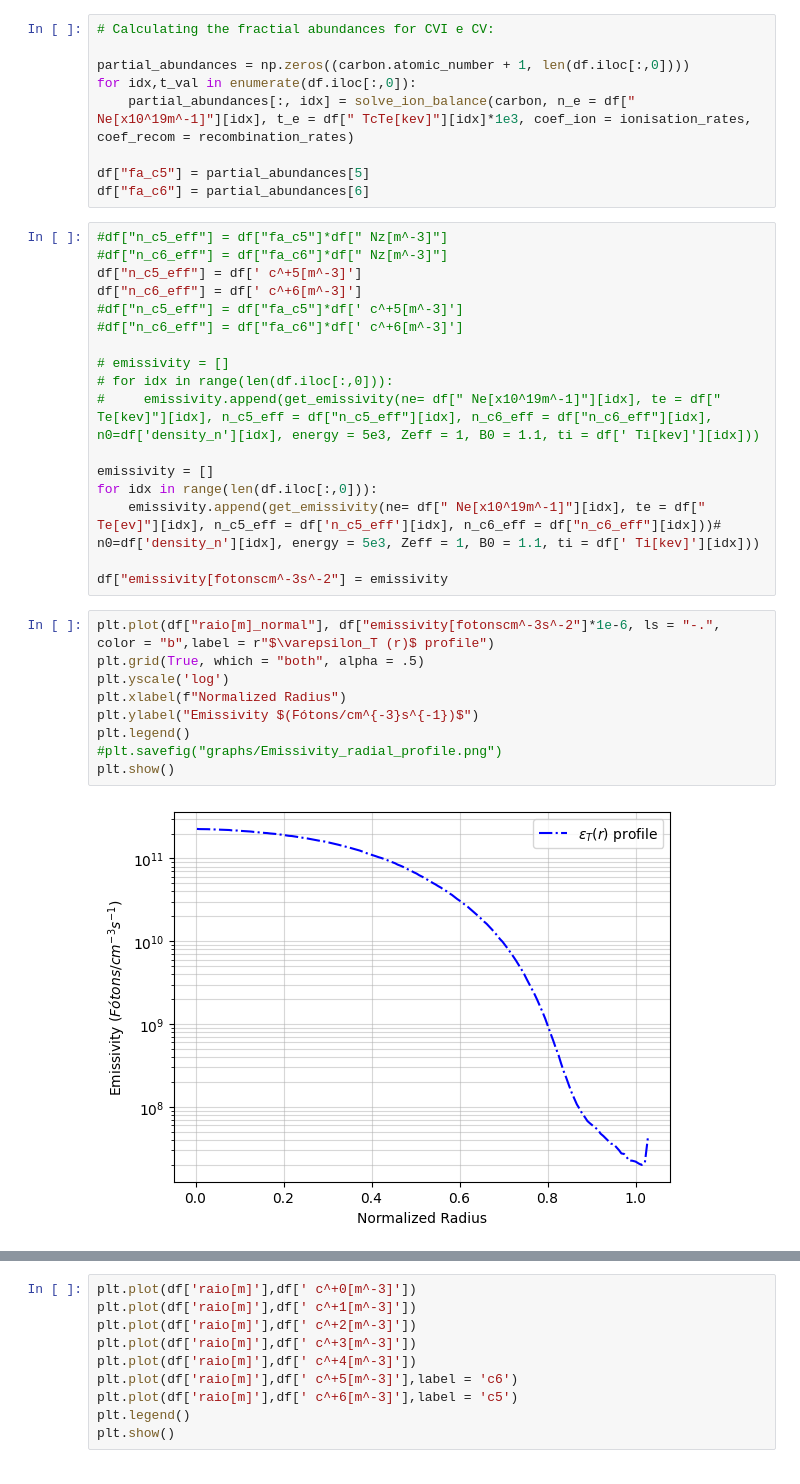
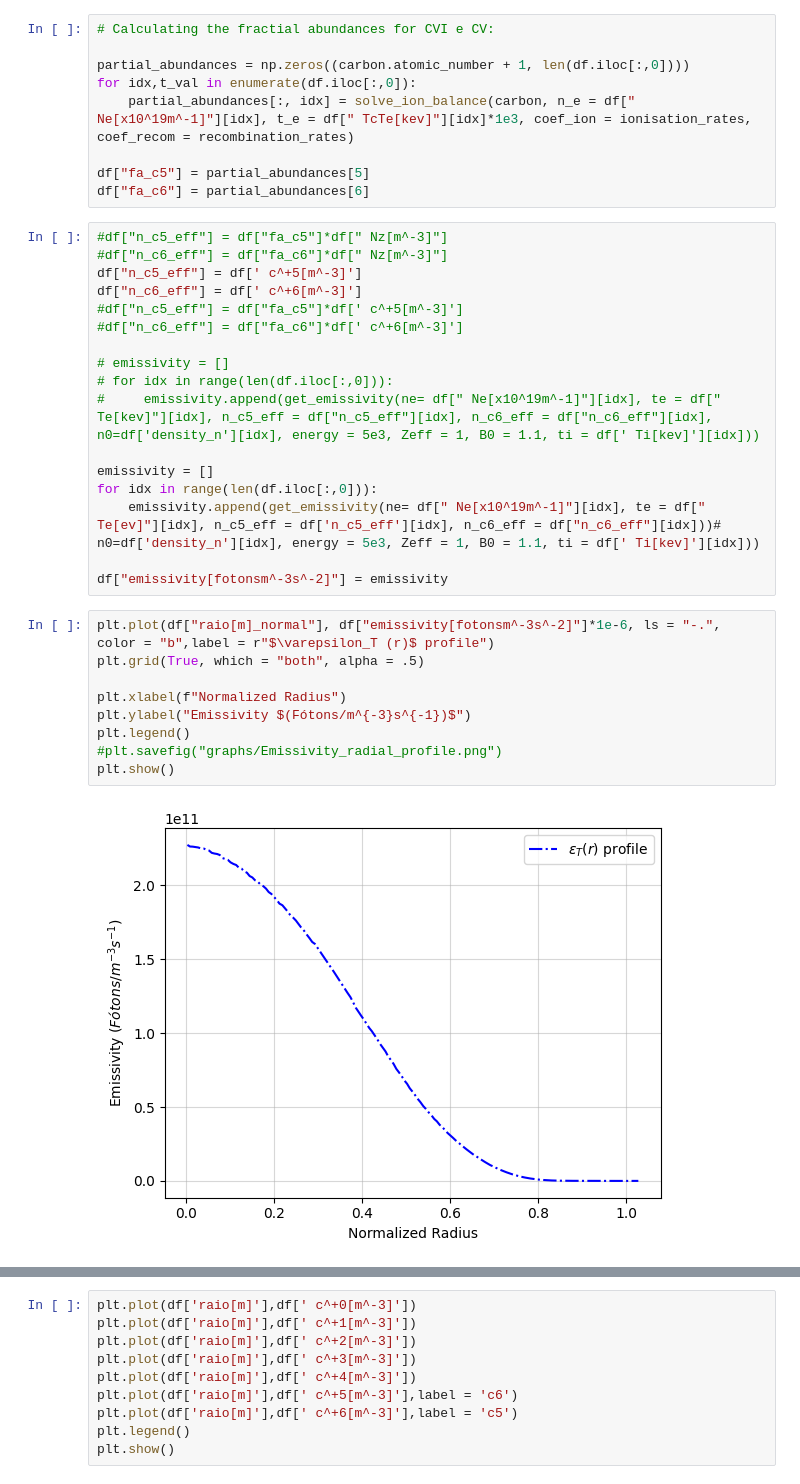
Before and after one commit to willwenner/doc_codes, a Jupyter notebook: Notebooks/Aparent Velocities (M1)/Emissivity_Profile_TCABR/emissivity_profiles.ipynb, the cells around one changed output, grey strips where cells are left out. Drawn from its saved outputs; the diff is of its cells as text.

```diff
--- a/Notebooks/Aparent Velocities (M1)/Emissivity_Profile_TCABR/emissivity_profiles.ipynb
+++ b/Notebooks/Aparent Velocities (M1)/Emissivity_Profile_TCABR/emissivity_profiles.ipynb
@@ -413,18 +413,18 @@ emissivity = []
 for idx in range(len(df.iloc[:,0])):
     emissivity.append(get_emissivity(ne= df[" Ne[x10^19m^-1]"][idx], te = df[" Te[ev]"][idx], n_c5_eff = df['n_c5_eff'][idx], n_c6_eff = df["n_c6_eff"][idx]))# n0=df['density_n'][idx], energy = 5e3, Zeff = 1, B0 = 1.1, ti = df[' Ti[kev]'][idx]))
 
-df["emissivity[fotonscm^-3s^-2"] = emissivity
+df["emissivity[fotonsm^-3s^-2]"] = emissivity
 # %%
-plt.plot(df["raio[m]_normal"], df["emissivity[fotonscm^-3s^-2"]*1e-6, ls = "-.", color = "b",label = r"$\varepsilon_T (r)$ profile")
+plt.plot(df["raio[m]_normal"], df["emissivity[fotonsm^-3s^-2]"]*1e-6, ls = "-.", color = "b",label = r"$\varepsilon_T (r)$ profile")
 plt.grid(True, which = "both", alpha = .5)
-plt.yscale('log')
+
 plt.xlabel(f"Normalized Radius")
-plt.ylabel("Emissivity $(Fótons/cm^{-3}s^{-1})$")
+plt.ylabel("Emissivity $(Fótons/m^{-3}s^{-1})$")
 plt.legend()
 #plt.savefig("graphs/Emissivity_radial_profile.png")
 plt.show()
 # %% [output]
-[figure, old version]
+[figure, new version]
 # %%
 df.columns
 # %% [output]
```
Also changed, not shown: parts of 5 cells of this notebook, 11 other files.
